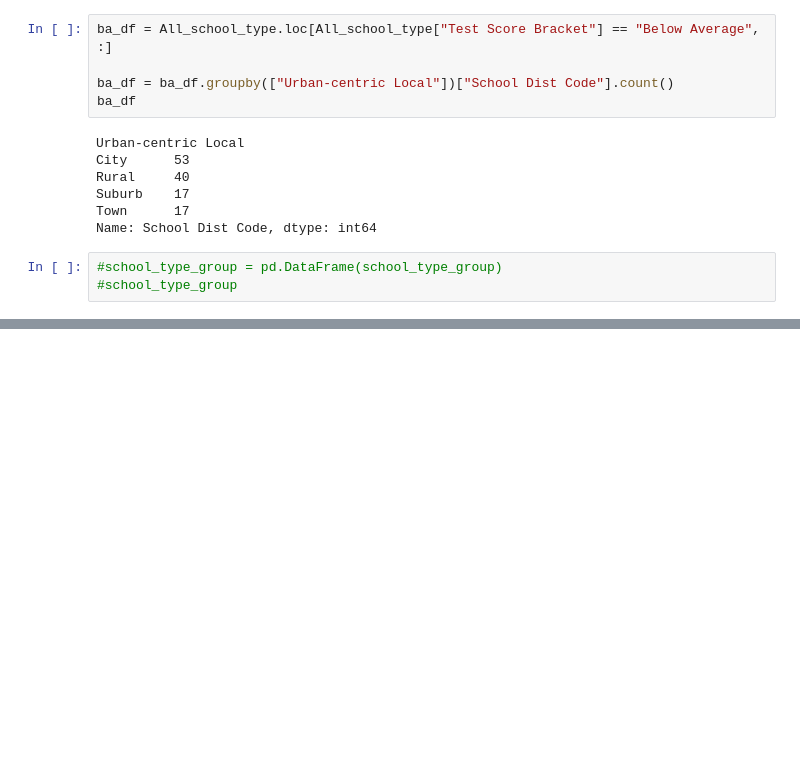
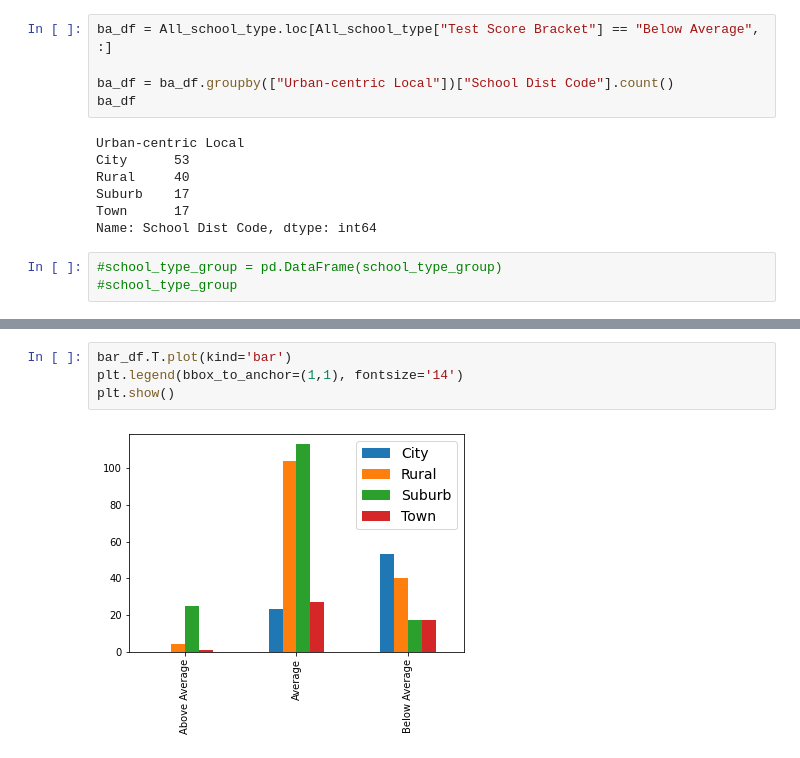
Before and after one commit to Johnny-Boy-SQL/The_Six_Aces_Project_1, a Jupyter notebook: data/raw_data/SAT_Scores_2018/Schools_comunity_ACT.ipynb, the cells around one changed output, grey strips where cells are left out. Saved outputs shown, nothing was run; the diff lists cells and outputs as text; blank space fills up the shorter version.

```diff
--- a/data/raw_data/SAT_Scores_2018/Schools_comunity_ACT.ipynb
+++ b/data/raw_data/SAT_Scores_2018/Schools_comunity_ACT.ipynb
@@ -203,0 +211,6 @@ ax = bar_df.plot.bar(rot=0)
+# %%
+bar_df.T.plot(kind='bar')
+plt.legend(bbox_to_anchor=(1,1), fontsize='14')
+plt.show()
+# %% [output]
+[figure, added]
```
Also changed, not shown: parts of 2 cells of this notebook.
